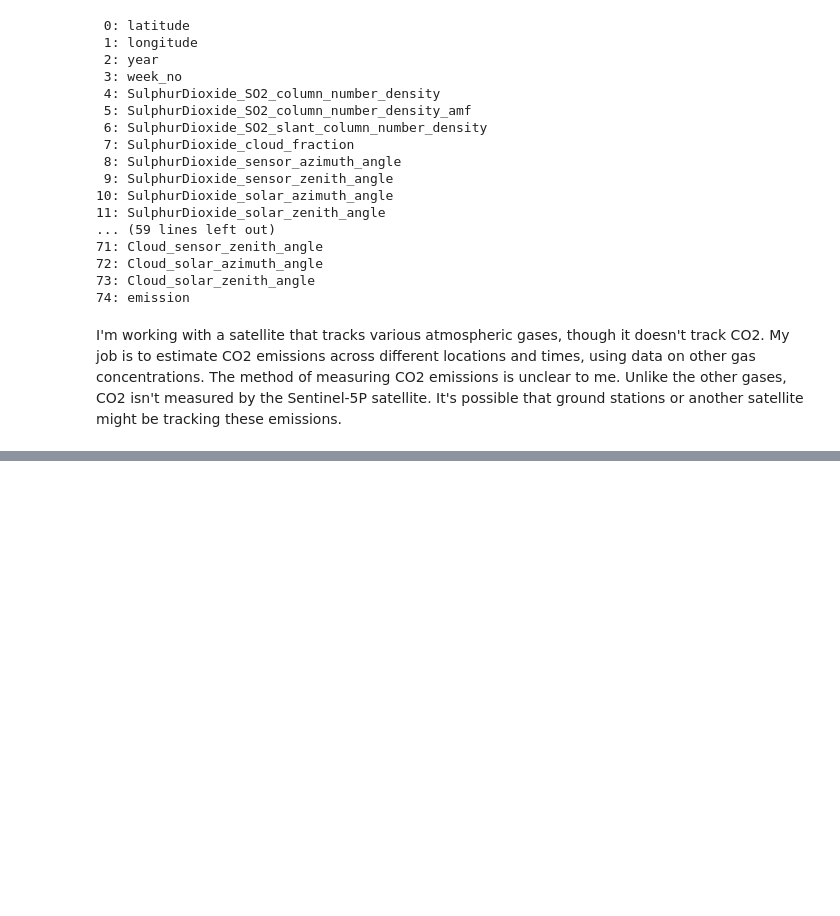
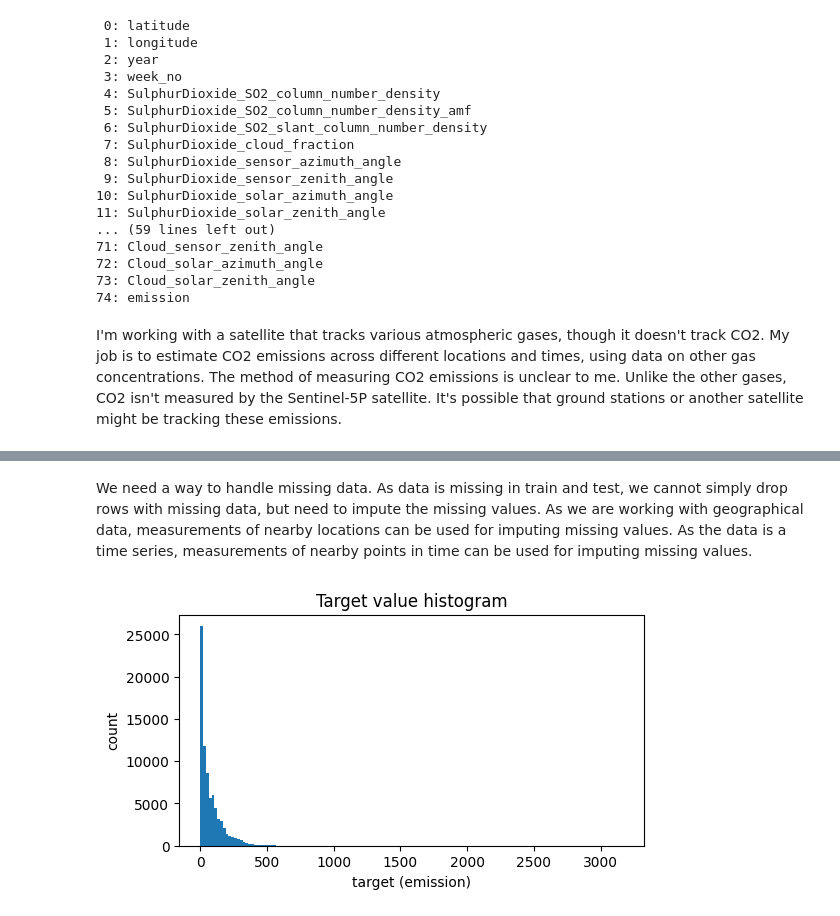
Before and after one commit to IIsameerII/CO2-Emmisions-in-Rawanda, a Jupyter notebook: Sameer/Sameer_Project.ipynb, the cells around one changed output, grey strips where cells are left out. Saved outputs shown, nothing was run; the diff lists cells and outputs as text; code cells hidden in the pictures; blank space fills up the shorter version.

```diff
--- a/Sameer/Sameer_Project.ipynb
+++ b/Sameer/Sameer_Project.ipynb
@@ -75,0 +207,15 @@ I'm working with a satellite that tracks various atmospheric gases, though it do
+# %% [markdown]
+We need a way to handle missing data. As data is missing in train and test, we cannot simply drop rows with missing data, but need to impute the missing values.
+As we are working with geographical data, measurements of nearby locations can be used for imputing missing values.
+As the data is a time series, measurements of nearby points in time can be used for imputing missing values.
+# %%
+# Distribution of the Target Value
+
+plt.figure(figsize=(6, 3))
+plt.hist(train.emission, bins=150)
+plt.title('Target value histogram')
+plt.xlabel('target (emission)')
+plt.ylabel('count')
+plt.show()
+# %% [output]
+[figure, added]
```
Also changed, not shown: parts of 11 cells of this notebook, 2 other files.
